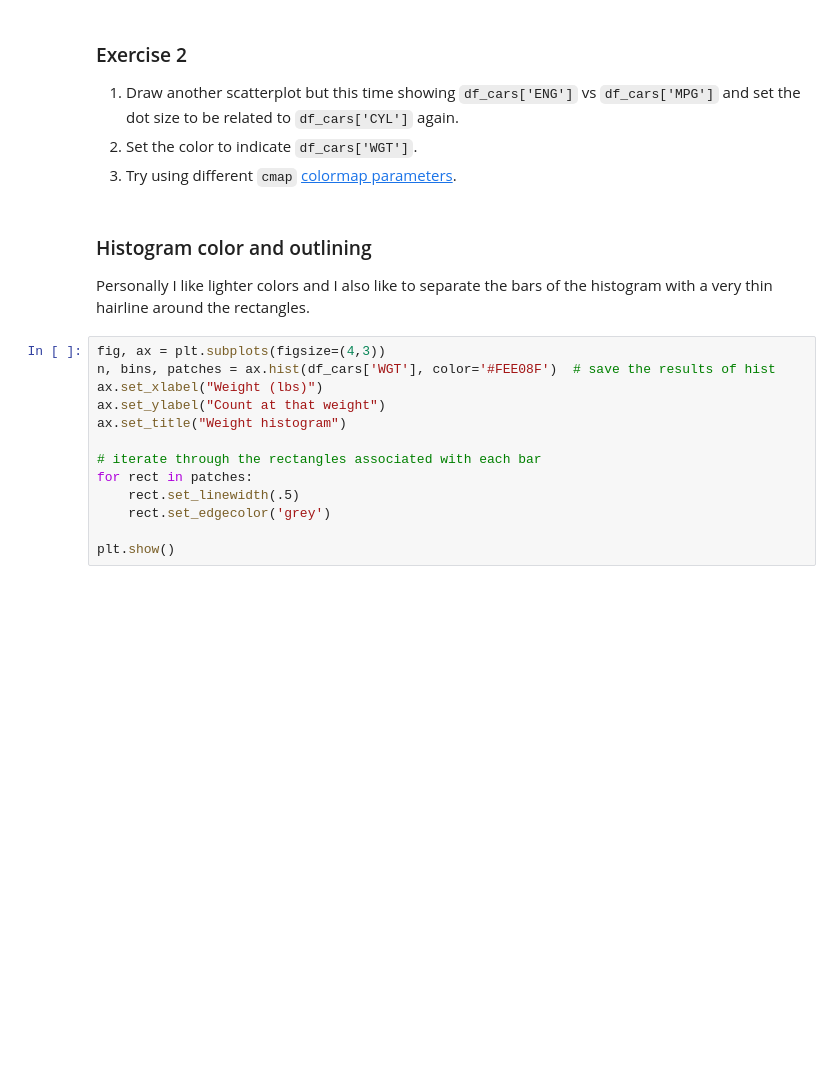
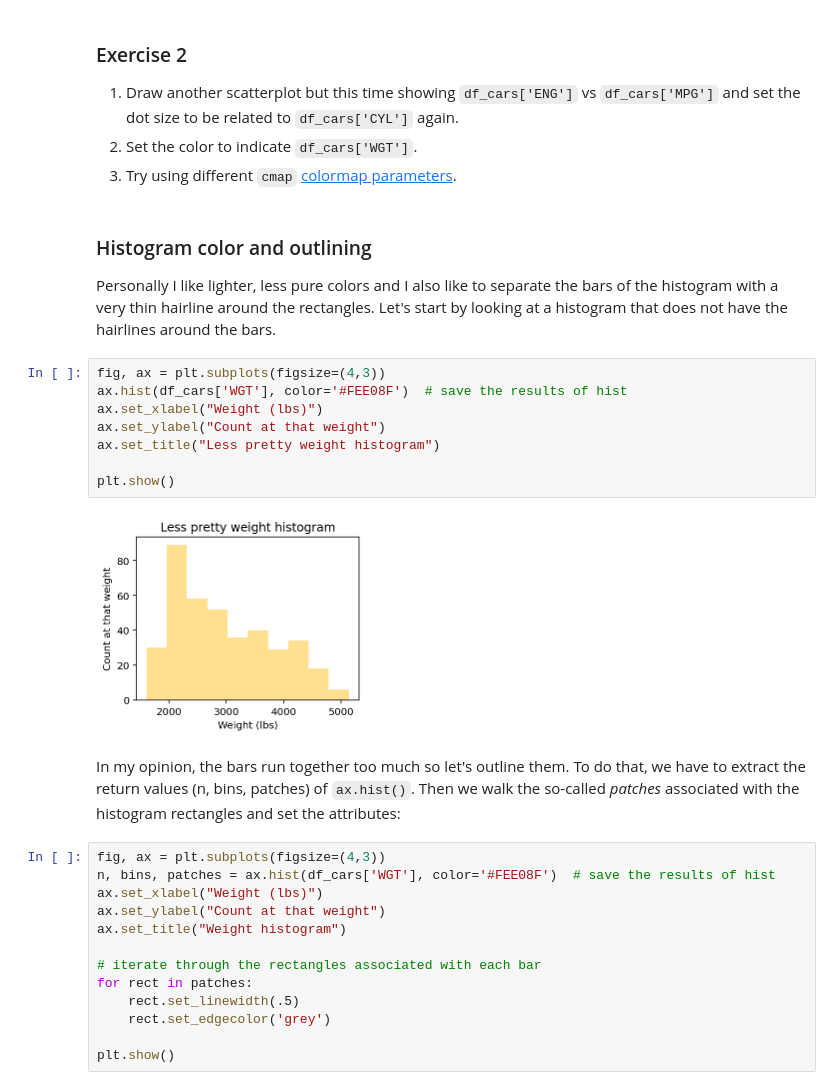
Before and after one commit to parrt/msds593, a Jupyter notebook: notebooks/matplotlib-beautify.ipynb, the cells around one changed output. Cells and saved outputs as stored; diff of their text form; blank space fills up the shorter version.

```diff
--- a/notebooks/matplotlib-beautify.ipynb
+++ b/notebooks/matplotlib-beautify.ipynb
@@ -264,7 +273,19 @@ plt.show()
 # %% [markdown]
 ### Histogram color and outlining
 
-Personally I like lighter colors and I also like to separate the bars of the histogram with a very thin hairline around the rectangles.
+Personally I like lighter, less pure colors and I also like to separate the bars of the histogram with a very thin hairline around the rectangles. Let's start by looking at a histogram that does not have the hairlines around the bars.
+# %%
+fig, ax = plt.subplots(figsize=(4,3))
+ax.hist(df_cars['WGT'], color='#FEE08F')  # save the results of hist
+ax.set_xlabel("Weight (lbs)")
+ax.set_ylabel("Count at that weight")
+ax.set_title("Less pretty weight histogram")
+
+plt.show()
+# %% [output]
+[figure, added]
+# %% [markdown]
+In my opinion, the bars run together too much so let's outline them. To do that, we have to extract the return values (n, bins, patches) of `ax.hist()`. Then we walk the so-called *patches* associated with the histogram rectangles and set the attributes:
 # %%
 fig, ax = plt.subplots(figsize=(4,3))
 n, bins, patches = ax.hist(df_cars['WGT'], color='#FEE08F')  # save the results of hist
```
Also changed, not shown: parts of 19 cells of this notebook.
